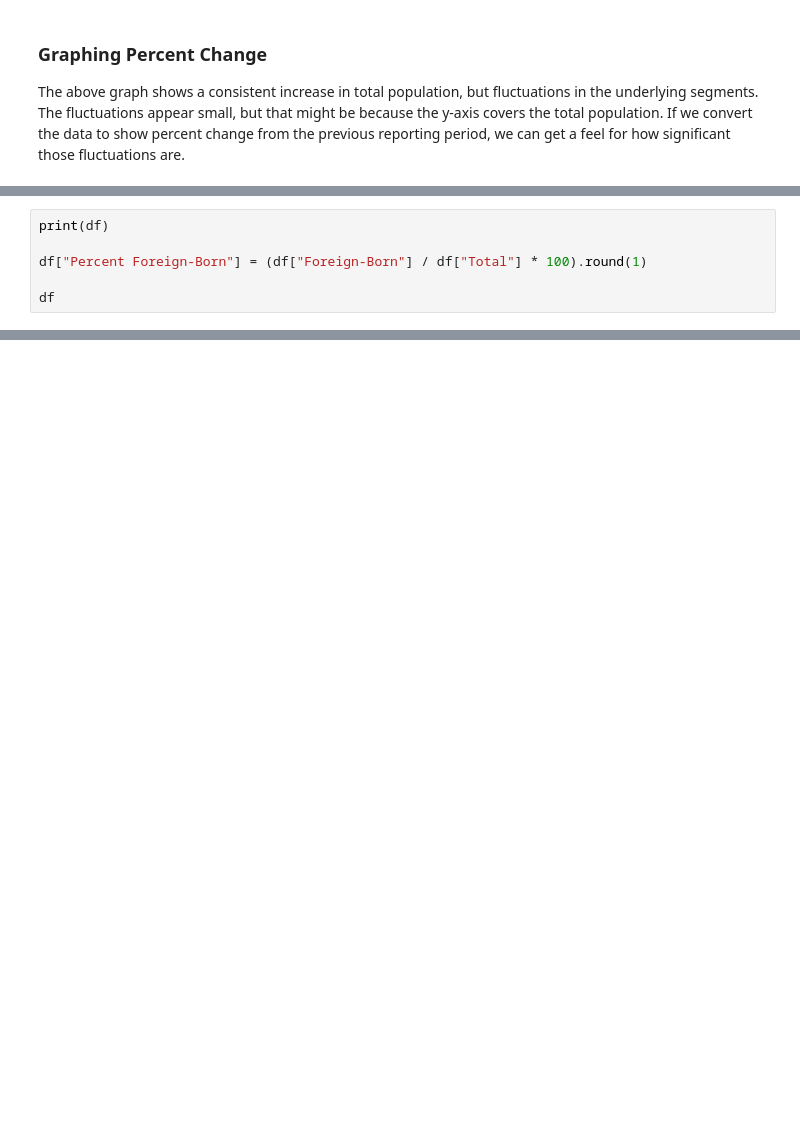
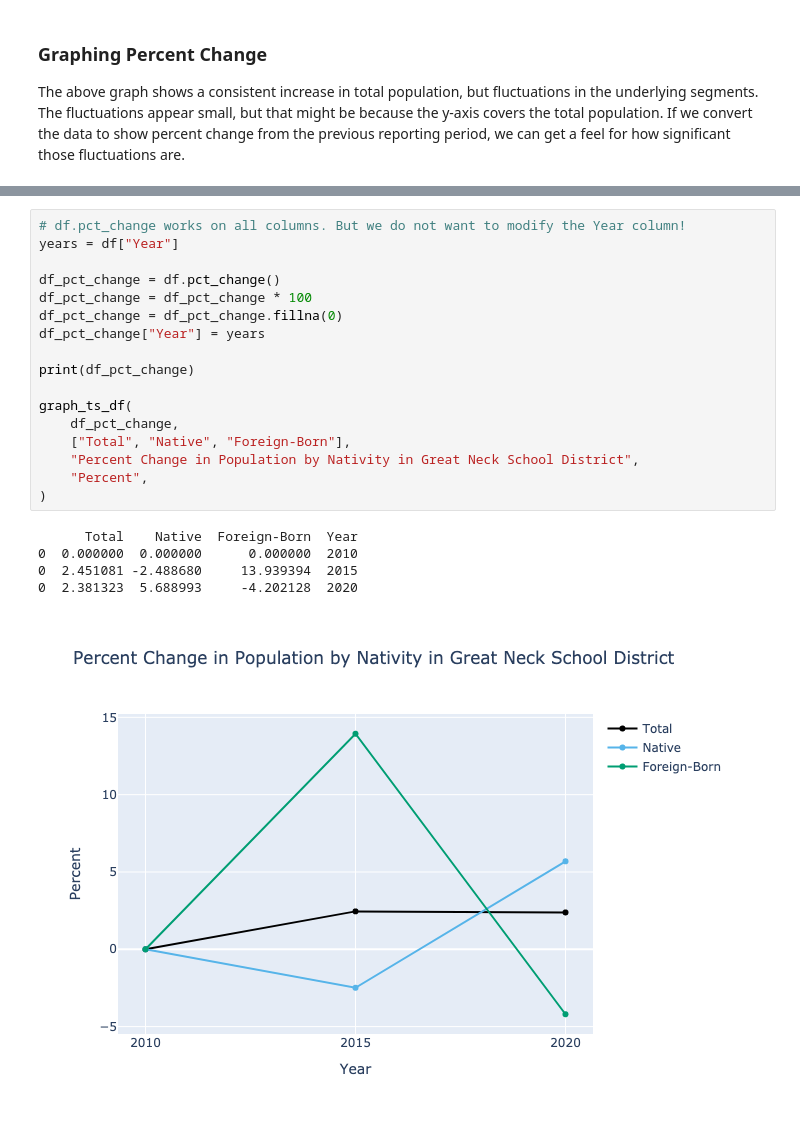
Before and after one commit to arilamstein/hometown_analysis, a Jupyter notebook: 04-time-series-template.ipynb, the cells around one changed output, grey strips where cells are left out. Drawn from its saved outputs; the diff is of its cells as text; blank space fills up the shorter version.

```diff
--- a/04-time-series-template.ipynb
+++ b/04-time-series-template.ipynb
@@ -240,6 +148,0 @@ Because this data is binary (every person is either Native or Foreign-Born), it
-# %%
-print(df)
-
-df["Percent Foreign-Born"] = (df["Foreign-Born"] / df["Total"] * 100).round(1)
-
-df
@@ -299,0 +149,23 @@ fig.show()
+# %%
+# df.pct_change works on all columns. But we do not want to modify the Year column!
+years = df["Year"]
+
+df_pct_change = df.pct_change()
+df_pct_change = df_pct_change * 100
+df_pct_change = df_pct_change.fillna(0)
+df_pct_change["Year"] = years
+
+print(df_pct_change)
+
+graph_ts_df(
+    df_pct_change,
+    ["Total", "Native", "Foreign-Born"],
+    "Percent Change in Population by Nativity in Great Neck School District",
+    "Percent",
+)
+# %% [output]
+      Total    Native  Foreign-Born  Year
+0  0.000000  0.000000      0.000000  2010
+0  2.451081 -2.488680     13.939394  2015
+0  2.381323  5.688993     -4.202128  2020
+[figure, added]
```
Also changed, not shown: parts of 17 cells of this notebook, 1 other file.
